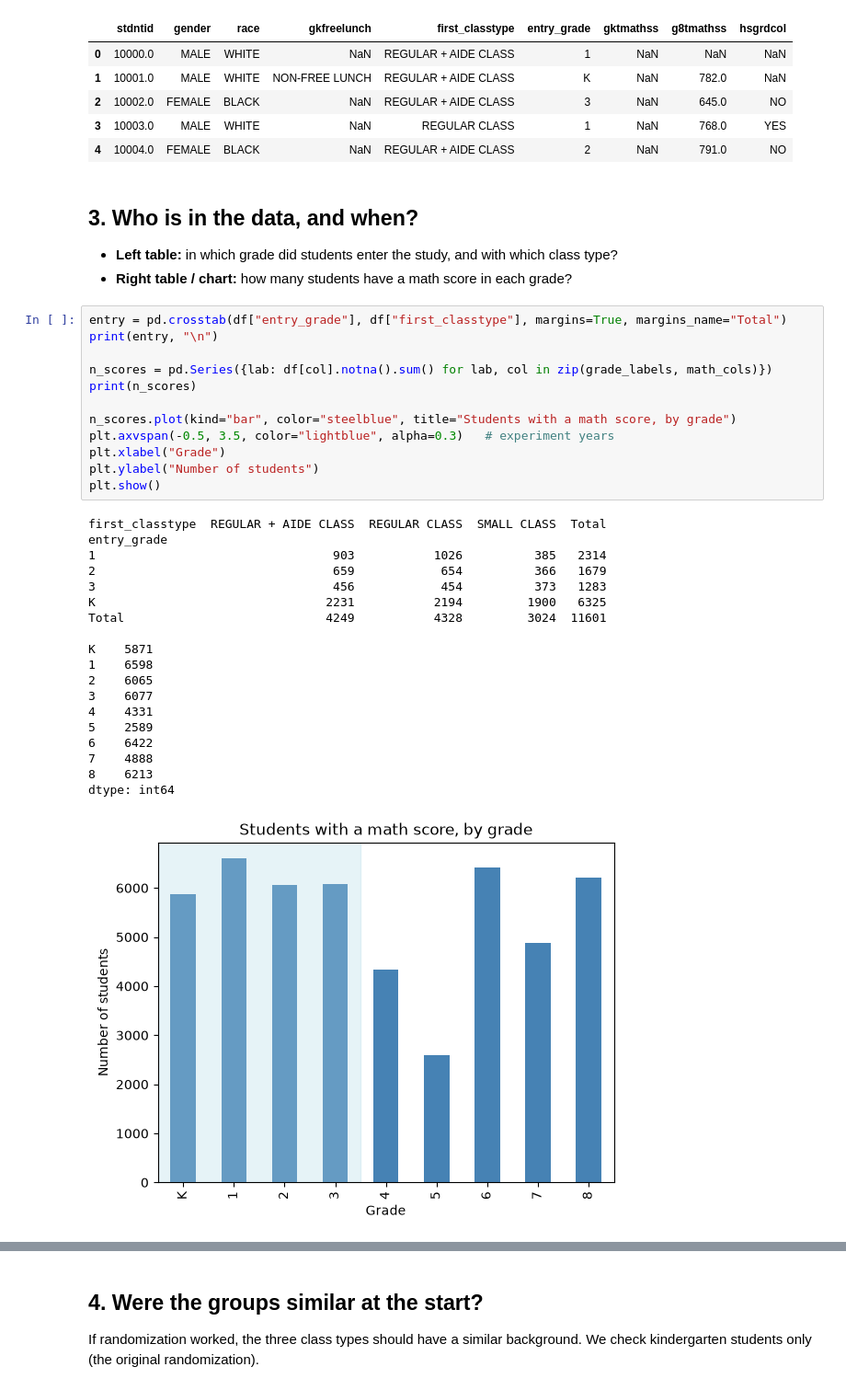
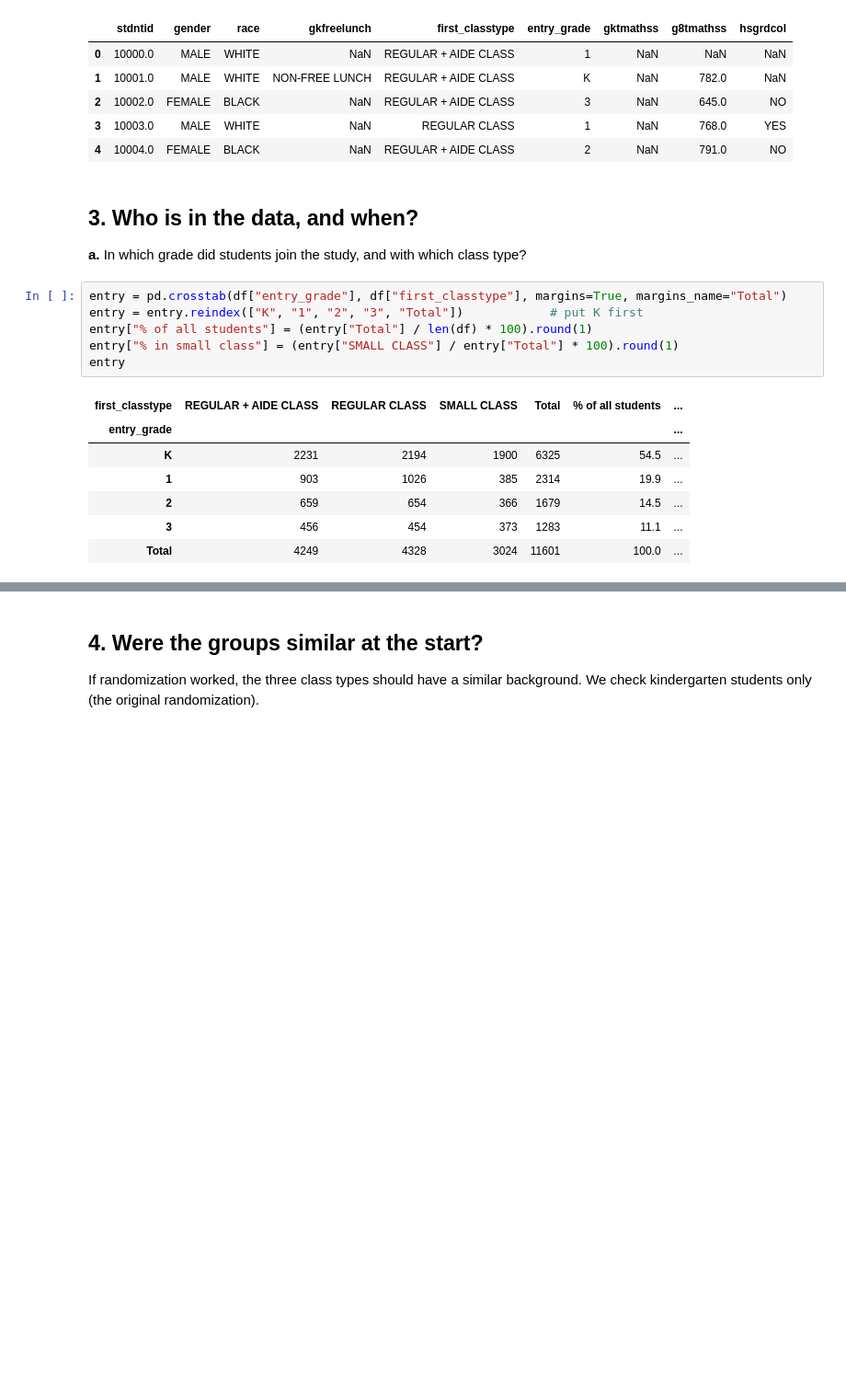
Before and after one commit to itai-wachtel/star-stat-project, a Jupyter notebook: notebooks/01_explore_data.ipynb, the cells around one changed output, grey strips where cells are left out. Shown at 92% size. Drawn from its saved outputs; the diff is of its cells as text; blank space fills up the shorter version.

```diff
--- a/notebooks/01_explore_data.ipynb
+++ b/notebooks/01_explore_data.ipynb
@@ -77,38 +77,19 @@ df[["stdntid", "gender", "race", "gkfreelunch", "first_classtype", "entry_grade"
 # %% [markdown]
 ## 3. Who is in the data, and when?
 
-- **Left table:** in which grade did students enter the study, and with which class type?
-- **Right table / chart:** how many students have a math score in each grade?
+**a.** In which grade did students join the study, and with which class type?
 # %%
 entry = pd.crosstab(df["entry_grade"], df["first_classtype"], margins=True, margins_name="Total")
-print(entry, "\n")
-
-n_scores = pd.Series({lab: df[col].notna().sum() for lab, col in zip(grade_labels, math_cols)})
-print(n_scores)
-
-n_scores.plot(kind="bar", color="steelblue", title="Students with a math score, by grade")
-plt.axvspan(-0.5, 3.5, color="lightblue", alpha=0.3)   # experiment years
-plt.xlabel("Grade")
-plt.ylabel("Number of students")
-plt.show()
+entry = entry.reindex(["K", "1", "2", "3", "Total"])            # put K first
+entry["% of all students"] = (entry["Total"] / len(df) * 100).round(1)
+entry["% in small class"] = (entry["SMALL CLASS"] / entry["Total"] * 100).round(1)
+entry
 # %% [output]
-first_classtype  REGULAR + AIDE CLASS  REGULAR CLASS  SMALL CLASS  Total
-entry_grade
-1                                 903           1026          385   2314
-2                                 659            654          366   1679
-3                                 456            454          373   1283
-K                                2231           2194         1900   6325
-Total                            4249           4328         3024  11601
-
-K    5871
-1    6598
-2    6065
-3    6077
-4    4331
-5    2589
-6    6422
-7    4888
-8    6213
-dtype: int64
-[figure, removed]
+| first_classtype | REGULAR + AIDE CLASS | REGULAR CLASS | SMALL CLASS | Total | % of all students | ... |
+| entry_grade |  |  |  |  |  | ... |
+| K | 2231 | 2194 | 1900 | 6325 | 54.5 | ... |
+| 1 | 903 | 1026 | 385 | 2314 | 19.9 | ... |
+| 2 | 659 | 654 | 366 | 1679 | 14.5 | ... |
+| 3 | 456 | 454 | 373 | 1283 | 11.1 | ... |
+| Total | 4249 | 4328 | 3024 | 11601 | 100.0 | ... |
 # %% [markdown]
```
Also changed, not shown: parts of 7 cells of this notebook.
